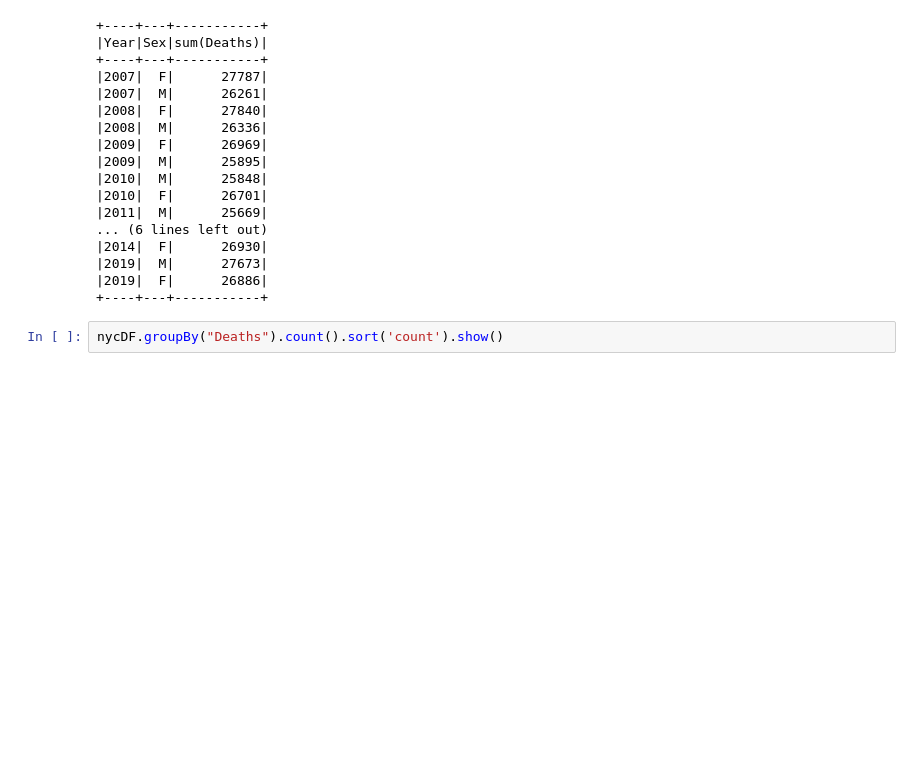
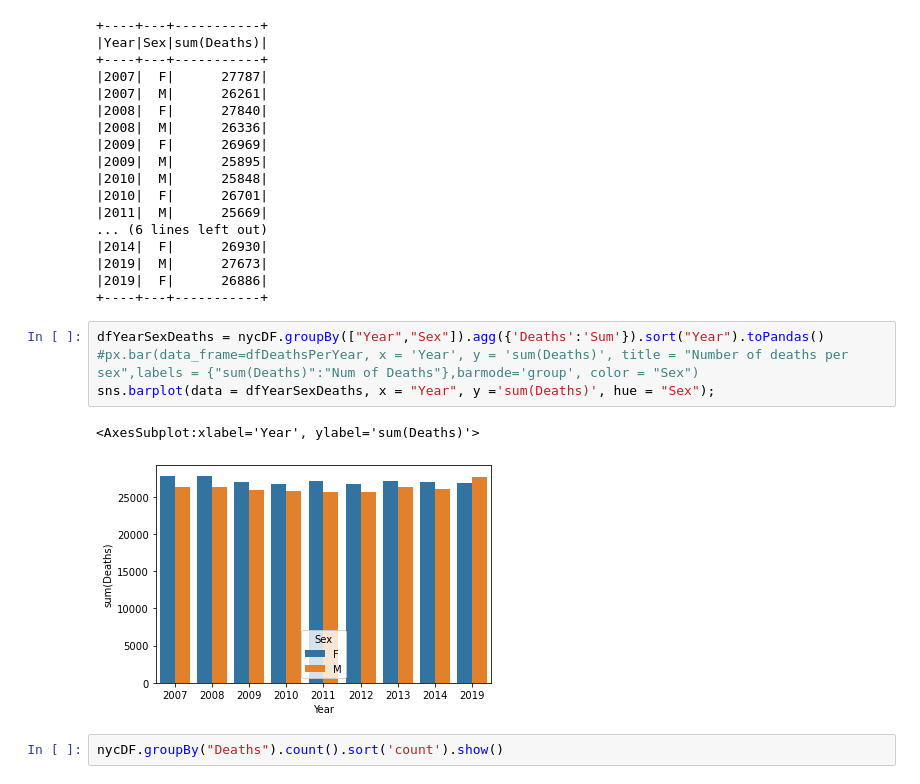
Before and after one commit to RodrigoSoares256/BigData, a Jupyter notebook: NycCauseDeath/PysparkAnalysis.ipynb, the cells around one changed output. Saved outputs shown, nothing was run; the diff lists cells and outputs as text; blank space fills up the shorter version.

Commit message:
Started graphs

```diff
--- a/NycCauseDeath/PysparkAnalysis.ipynb
+++ b/NycCauseDeath/PysparkAnalysis.ipynb
@@ -145,6 +177,13 @@ nycDF.groupBy(["Year","Sex"]).agg({'Deaths':'Sum'}).sort("Year").show()
 |2019|  M|      27673|
 |2019|  F|      26886|
 +----+---+-----------+
+# %%
+dfYearSexDeaths = nycDF.groupBy(["Year","Sex"]).agg({'Deaths':'Sum'}).sort("Year").toPandas()
+#px.bar(data_frame=dfDeathsPerYear, x = 'Year', y = 'sum(Deaths)', title = "Number of deaths per sex",labels = {"sum(Deaths)":"Num of Deaths"},barmode='group', color = "Sex")
+sns.barplot(data = dfYearSexDeaths, x = "Year", y ='sum(Deaths)', hue = "Sex");
+# %% [output]
+<AxesSubplot:xlabel='Year', ylabel='sum(Deaths)'>
+[figure, added]
 # %%
 nycDF.groupBy("Deaths").count().sort('count').show()
 # %% [output]
```
Also changed, not shown: parts of 15 cells of this notebook.
